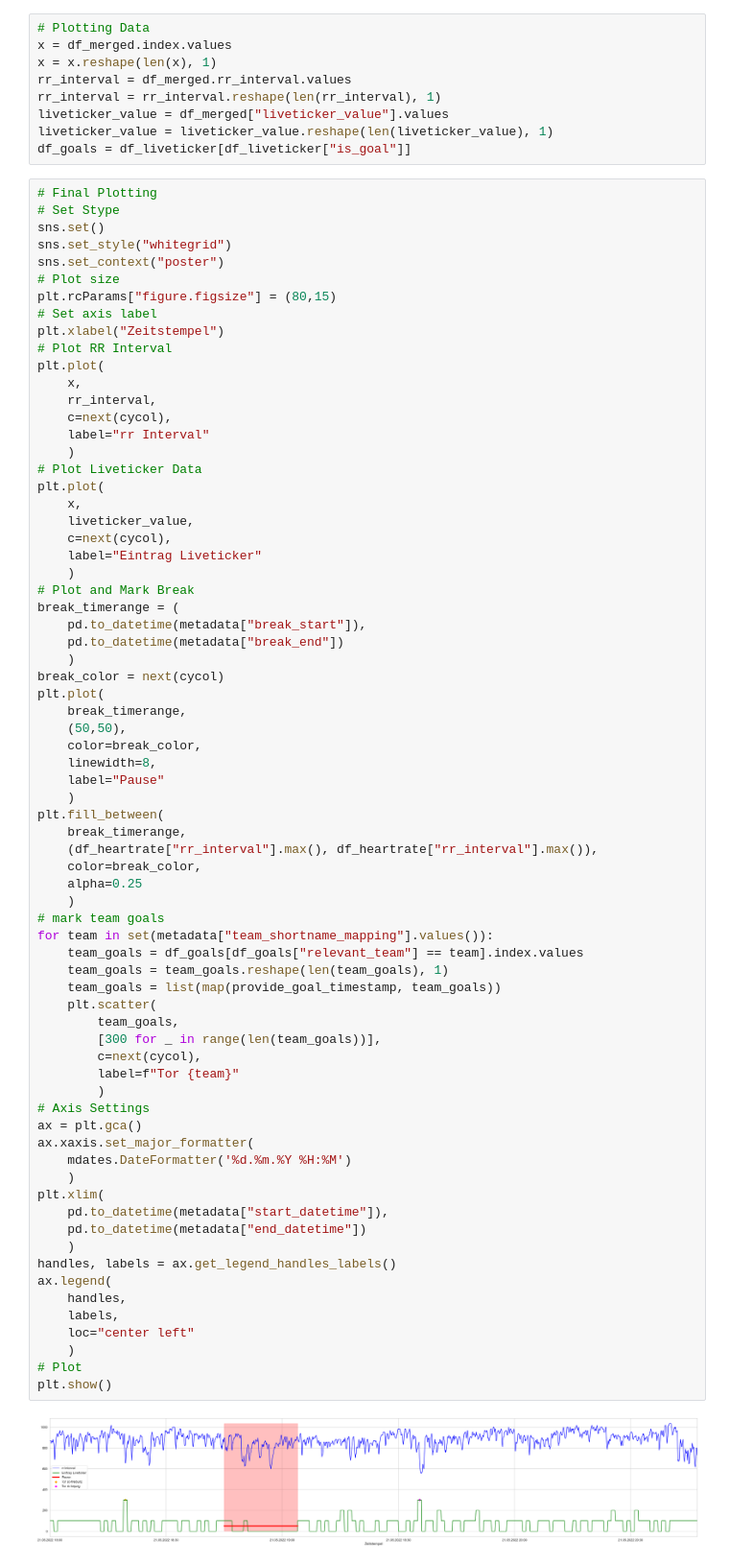
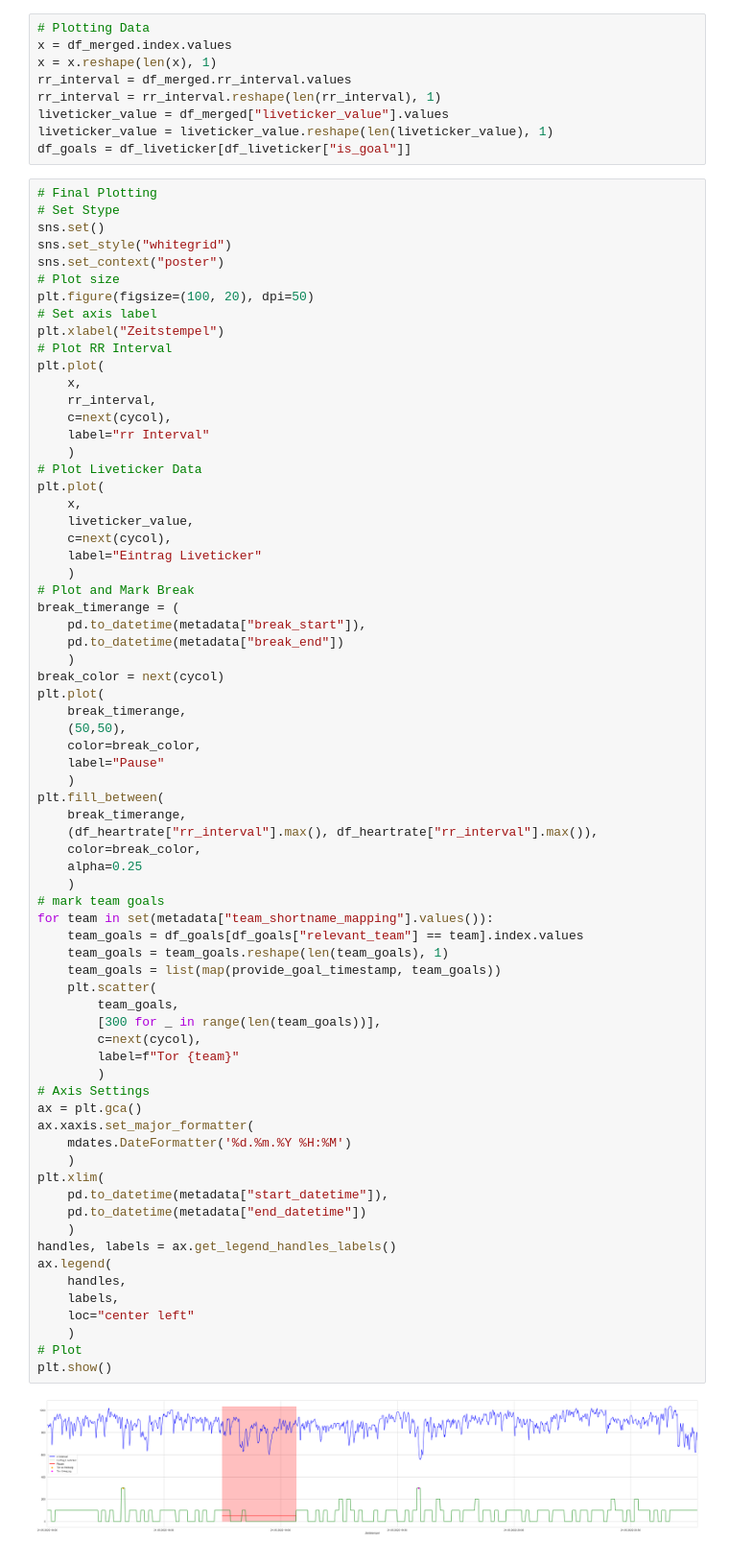
Before and after one commit to dakonr/jupyter-demonotebooks, a Jupyter notebook: statistics/liveticker/basic_plotting_merged.ipynb, the cells around one changed output. Shown: that part at 96% size. Cells and saved outputs as stored; diff of their text form.

Commit message:
better figure formatting

```diff
--- a/statistics/liveticker/basic_plotting_merged.ipynb
+++ b/statistics/liveticker/basic_plotting_merged.ipynb
@@ -98,7 +98,7 @@ sns.set()
 sns.set_style("whitegrid")
 sns.set_context("poster")
 # Plot size
-plt.rcParams["figure.figsize"] = (80,15)
+plt.figure(figsize=(100, 20), dpi=50)
 # Set axis label
 plt.xlabel("Zeitstempel")
 # Plot RR Interval
@@ -125,7 +125,6 @@ plt.plot(
     break_timerange,
     (50,50),
     color=break_color,
-    linewidth=8,
     label="Pause"
     )
 plt.fill_between(
@@ -136,31 +135,31 @@ plt.fill_between(
     )
 # mark team goals
 for team in set(metadata["team_shortname_mapping"].values()):
     team_goals = df_goals[df_goals["relevant_team"] == team].index.values
     team_goals = team_goals.reshape(len(team_goals), 1)
     team_goals = list(map(provide_goal_timestamp, team_goals))
     plt.scatter(
         team_goals,
         [300 for _ in range(len(team_goals))],
         c=next(cycol),
         label=f"Tor {team}"
         )
 # Axis Settings
 ax = plt.gca()
 ax.xaxis.set_major_formatter(
     mdates.DateFormatter('%d.%m.%Y %H:%M')
     )
 plt.xlim(
     pd.to_datetime(metadata["start_datetime"]),
     pd.to_datetime(metadata["end_datetime"])
     )
 handles, labels = ax.get_legend_handles_labels()
 ax.legend(
     handles,
     labels,
     loc="center left"
     )
 # Plot
 plt.show()
 # %% [output]
-[figure, old version]
+[figure, new version]
```
